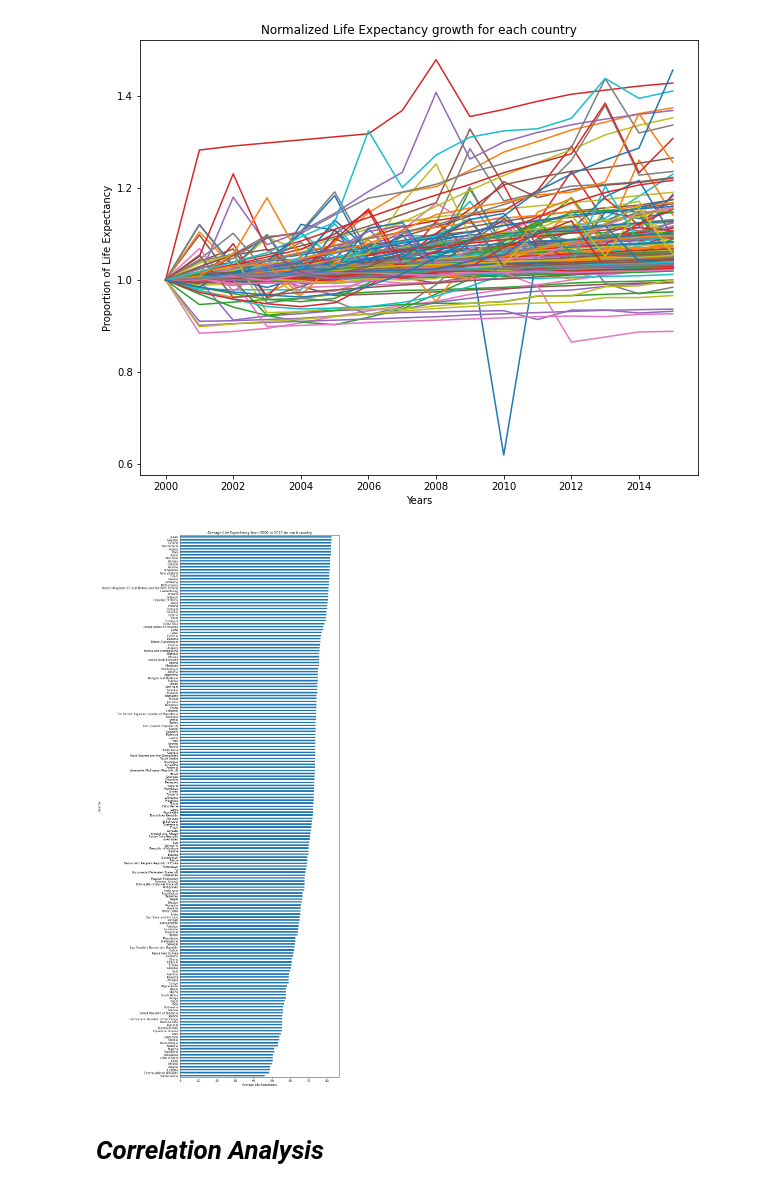
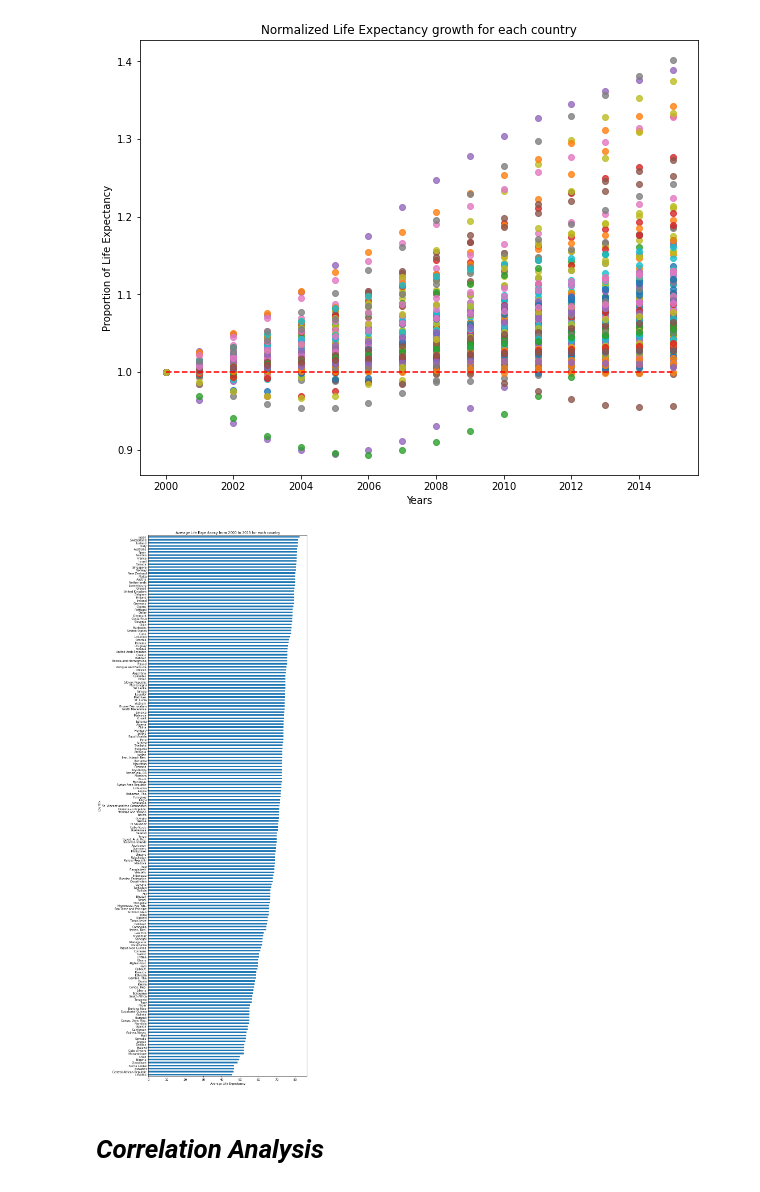
Before and after one commit to TeayounK/Vol3-Project, a Jupyter notebook: Life_Expectancy_Analysis.ipynb, the cells around one changed output. Saved outputs shown, nothing was run; the diff lists cells and outputs as text; code cells hidden in the pictures.

Commit message:
Correlation analysis with fixed data

```diff
--- a/Life_Expectancy_Analysis.ipynb
+++ b/Life_Expectancy_Analysis.ipynb
@@ -5,6 +14,5 @@ from matplotlib import pyplot as plt
 # %%
-Data = pd.read_csv("Life Expectancy Data Cleaned.csv")
-Data = Data.drop(["Unnamed: 0"], axis=1)
+Data = pd.read_csv("Life-Expectancy-Data-Updated.csv")
 print(Data.columns)
 print(np.unique(Data["Country"]))
 # %% [output]
@@ -31,25 +39,26 @@ countries = np.unique(Data["Country"])
 fig = plt.figure(figsize=(10,8))
 
 for cont in countries:
-    life_exp = Data[Data["Country"]==cont]["Life expectancy "].values
+    life_exp = Data[Data["Country"]==cont]["Life_expectancy"].values
     years = Data[Data["Country"]==cont]["Year"].values
     year2000ind = np.where(years == min(years))  # for the purpose of separate cases where life exp is between 50-60, 60-70, 70-80, and so on.
     life_exp_2000 = life_exp[year2000ind][0]
-    plt.plot(years,life_exp/life_exp_2000, label=cont)
+    plt.scatter(years,life_exp/life_exp_2000, label=cont, alpha=0.8)
+plt.plot(np.arange(2000,2016,1),np.ones(16),"--r")
 plt.title("Normalized Life Expectancy growth for each country")
 plt.ylabel("Proportion of Life Expectancy")
 plt.xlabel("Years")
 plt.show()
 # %% [output]
-[figure, old version]
+[figure, new version]
 # %%
-Data.groupby("Country")["Life expectancy "].mean().sort_values().plot(kind="barh",
+Data.groupby("Country")["Life_expectancy"].mean().sort_values().plot(kind="barh",
                                                                       title="Average Life Expectancy from 2000 to 2015 for each country",
                                                                       xlabel="Average Life Expectancy",
                                                                       figsize=(10,35))
 plt.show()
 # %% [output]
-[figure, old version]
+[figure, new version]
 # %% [markdown]
 # ***Correlation Analysis***
 # %% [markdown]
```
Also changed, not shown: parts of 30 cells of this notebook.
